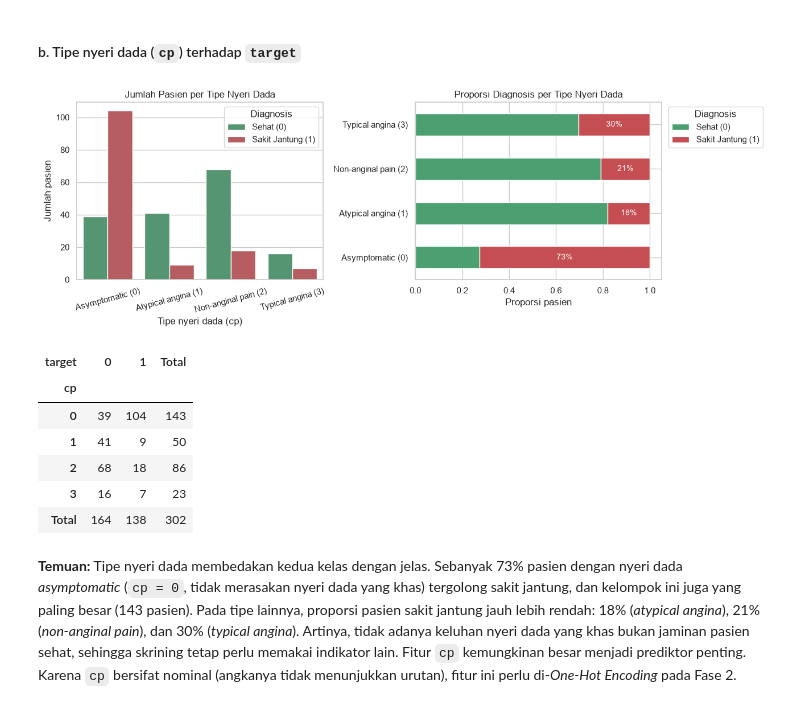
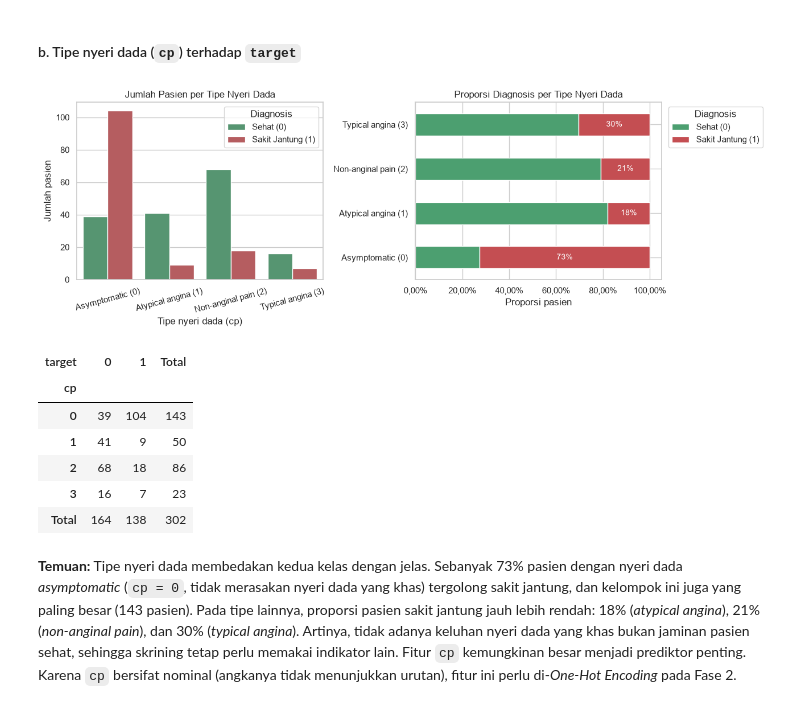
Before and after one commit to agm4r/uci-heart-disease-classification, a Jupyter notebook: 03-notebook/KelompokX_Heart_Disease_Prediction.ipynb, the cells around one changed output. Drawn from its saved outputs; the diff is of its cells as text; code cells hidden in the pictures.

Commit message:
fix(fase-1): pakai koma desimal di grafik, perhalus klaim false positive, dan stabilkan output cell missing value

```diff
--- a/03-notebook/KelompokX_Heart_Disease_Prediction.ipynb
+++ b/03-notebook/KelompokX_Heart_Disease_Prediction.ipynb
@@ -35,6 +35,7 @@ Cell berikut memuat library, menetapkan `RANDOM_STATE = 42` agar hasil dapat dir
 from pathlib import Path
 
 import matplotlib.pyplot as plt
+from matplotlib.ticker import FuncFormatter
 import numpy as np
 import pandas as pd
 import seaborn as sns
@@ -48,11 +49,31 @@ sns.set_theme(style="whitegrid", palette="Set2")
 pd.set_option("display.max_columns", 20)
 
 
+GRAFIK_TERSIMPAN = {}
+
+
 def simpan_grafik(fig, nama: str) -> Path:
     """Simpan figure ke FIG_DIR/<nama>.png dan kembalikan path-nya."""
     path = FIG_DIR / f"{nama}.png"
     fig.savefig(path, dpi=150, bbox_inches="tight")
+    GRAFIK_TERSIMPAN[nama] = fig
     return path
+
+
+def angka_id(nilai: float, desimal: int = 2) -> str:
+    """Format angka dengan koma desimal sesuai penulisan bahasa Indonesia, misalnya 54,3."""
+    return f"{nilai:.{desimal}f}".replace(".", ",")
+
+
+def persen_id(proporsi: float, desimal: int = 0) -> str:
+    """Format proporsi (0 sampai 1) menjadi persen dengan koma desimal, misalnya 54,3%."""
+    return angka_id(proporsi * 100, desimal) + "%"
+
+
+def format_sumbu_id(sumbu, desimal: int = 2, persen: bool = False):
+    """Ubah label angka pada sumbu matplotlib agar memakai koma desimal."""
+    fungsi = (lambda x, _: persen_id(x, desimal)) if persen else (lambda x, _: angka_id(x, desimal))
+    sumbu.set_major_formatter(FuncFormatter(fungsi))
 # %% [markdown]
 ### 1.3 Memuat Dataset
 
@@ -355,32 +380,33 @@ plt.show()
 # %%
 fig, axes = plt.subplots(1, 2, figsize=(13, 4.5))
 urutan_cp = list(LABEL_CP.values())
 sns.countplot(data=df_eda, x="tipe_nyeri", hue="diagnosis", order=urutan_cp,
               hue_order=urutan, palette=WARNA_TARGET, ax=axes[0])
 axes[0].set_title("Jumlah Pasien per Tipe Nyeri Dada")
 axes[0].set_xlabel("Tipe nyeri dada (cp)")
 axes[0].set_ylabel("Jumlah pasien")
 axes[0].tick_params(axis="x", rotation=15)
 axes[0].legend(title="Diagnosis")
 
 proporsi_cp = pd.crosstab(df_eda["tipe_nyeri"], df_eda["diagnosis"], normalize="index")
 proporsi_cp = proporsi_cp.loc[urutan_cp, urutan]
 proporsi_cp.plot(kind="barh", stacked=True, ax=axes[1],
                  color=[WARNA_TARGET[k] for k in urutan])
 for i, nilai in enumerate(proporsi_cp["Sakit Jantung (1)"]):
-    axes[1].text(1 - nilai / 2, i, f"{nilai:.0%}", ha="center", va="center",
+    axes[1].text(1 - nilai / 2, i, persen_id(nilai), ha="center", va="center",
                  color="white", fontsize=10)
 axes[1].set_title("Proporsi Diagnosis per Tipe Nyeri Dada")
 axes[1].set_xlabel("Proporsi pasien")
+format_sumbu_id(axes[1].xaxis, persen=True)
 axes[1].set_ylabel("")
 axes[1].legend(title="Diagnosis", loc="upper left", bbox_to_anchor=(1.01, 1))
 fig.tight_layout()
 simpan_grafik(fig, "fase-1-cp-vs-target")
 plt.show()
 
 pd.crosstab(df["cp"], df["target"], margins=True, margins_name="Total")
 # %% [output]
-[figure, old version]
+[figure, new version]
 | target | 0 | 1 | Total |
 | cp |  |  |  |
 | 0 | 39 | 104 | 143 |
```
Also changed, not shown: parts of 8 cells of this notebook, 5 other files.
